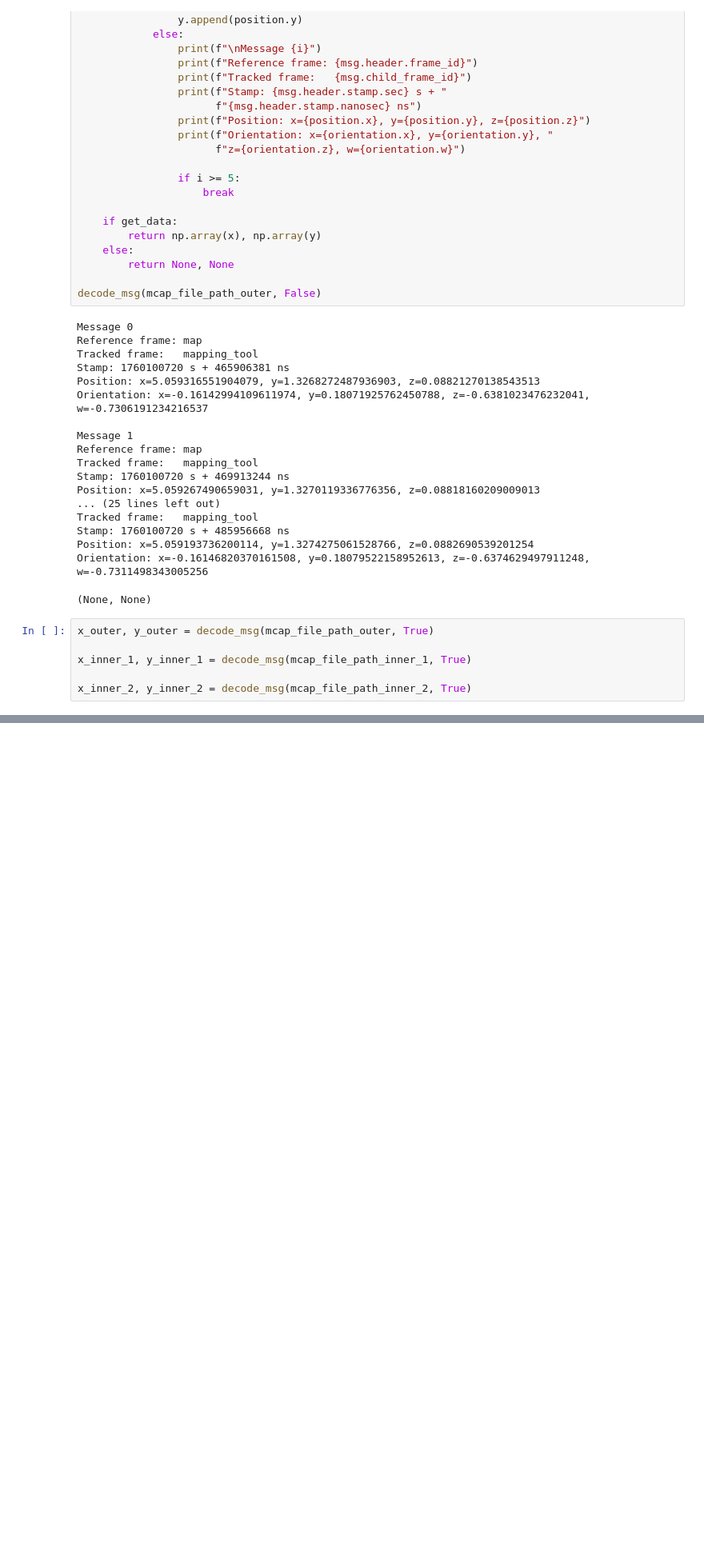
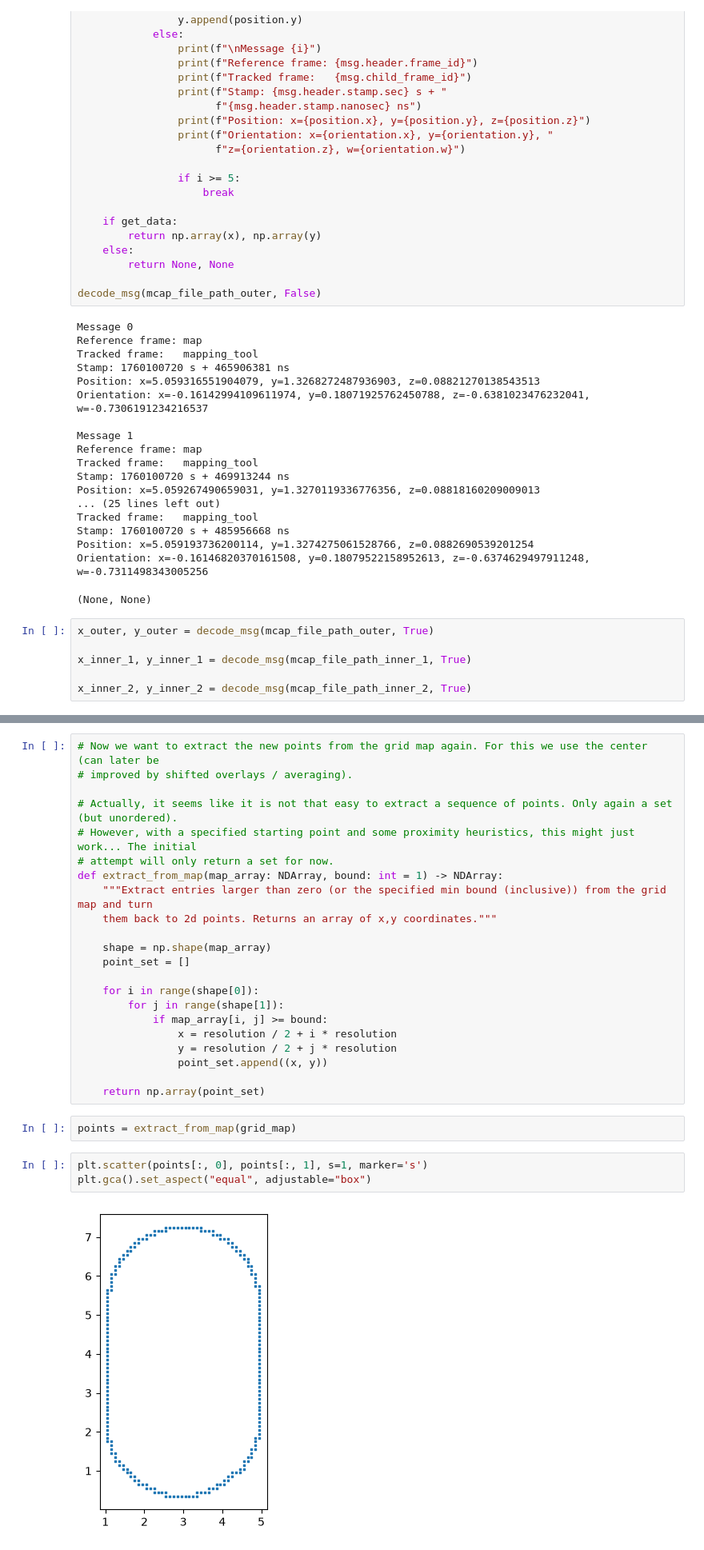
Before and after one commit to Schmiddy2000/FreiCarPythonPlayground, a Jupyter notebook: M2 Mapping/ros_bag_playground.ipynb, the cells around one changed output, grey strips where cells are left out. Shown at 80% size. Saved outputs shown, nothing was run; the diff lists cells and outputs as text; blank space fills up the shorter version.

```diff
--- a/M2 Mapping/ros_bag_playground.ipynb
+++ b/M2 Mapping/ros_bag_playground.ipynb
@@ -126,0 +198,29 @@ plt.gca().set_aspect("equal", adjustable="box")
+# %%
+# Now we want to extract the new points from the grid map again. For this we use the center (can later be
+# improved by shifted overlays / averaging).
+
+# Actually, it seems like it is not that easy to extract a sequence of points. Only again a set (but unordered).
+# However, with a specified starting point and some proximity heuristics, this might just work... The initial
+# attempt will only return a set for now.
+def extract_from_map(map_array: NDArray, bound: int = 1) -> NDArray:
+    """Extract entries larger than zero (or the specified min bound (inclusive)) from the grid map and turn
+    them back to 2d points. Returns an array of x,y coordinates."""
+
+    shape = np.shape(map_array)
+    point_set = []
+
+    for i in range(shape[0]):
+        for j in range(shape[1]):
+            if map_array[i, j] >= bound:
+                x = resolution / 2 + i * resolution
+                y = resolution / 2 + j * resolution
+                point_set.append((x, y))
+
+    return np.array(point_set)
+# %%
+points = extract_from_map(grid_map)
+# %%
+plt.scatter(points[:, 0], points[:, 1], s=1, marker='s')
+plt.gca().set_aspect("equal", adjustable="box")
+# %% [output]
+[figure, added]
```
Also changed, not shown: parts of 9 cells of this notebook, 8 other files.
